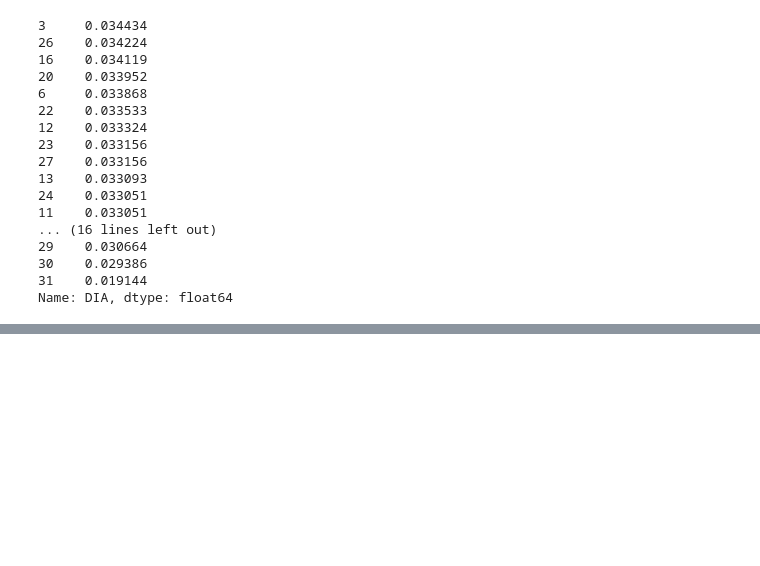
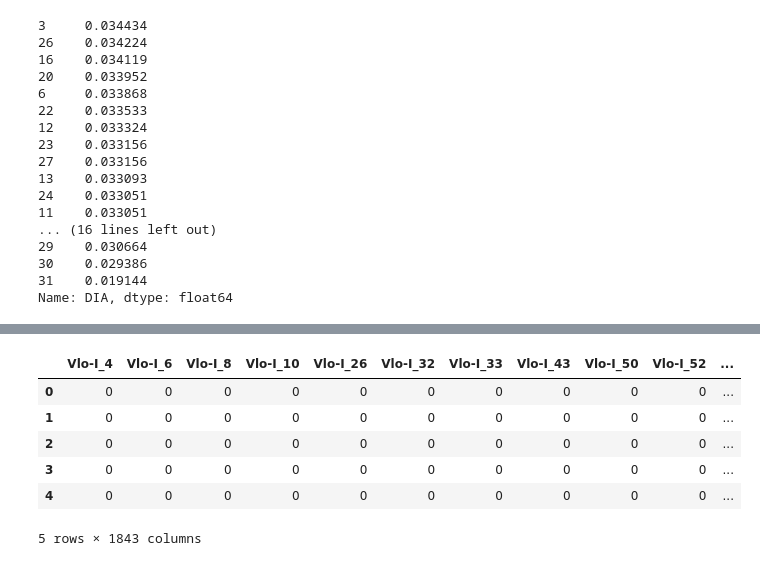
Before and after one commit to franejara/challenge-data-scientist, a Jupyter notebook: solution.ipynb, the cells around one changed output, grey strips where cells are left out. Saved outputs shown, nothing was run; the diff lists cells and outputs as text; code cells hidden in the pictures; blank space fills up the shorter version.

Commit message:
Encode dummy variables

```diff
--- a/solution.ipynb
+++ b/solution.ipynb
@@ -977,4 +977,4 @@ operation_year column is exactly the same as AÑO column, so I will keep the lat
 # %%
-#Dropping Fecha-I, Fecha-O, scheduled_year, and operation_year columns:
-X_train_df.drop(columns=['Fecha-I', 'Fecha-O', 'scheduled_year', 'operation_year'], inplace=True)
+#Dropping Fecha-I, Fecha-O, OPERA, scheduled_year, operation_year, operation_month, and operation_day columns:
+X_train_df.drop(columns=['Fecha-I', 'Fecha-O', 'OPERA', 'scheduled_year', 'operation_year', 'operation_month', 'operation_day'], inplace=True)
 # %%
@@ -990,2 +1000,4 @@ X_train_df.head()
 # %%
-#Now I need to check the data type of all these columns and transform everything into int64:
+#Transforming high_season, min_diff into int64
+
+X_train_df[['high_season', 'min_diff']] = df[['high_season', 'min_diff']].astype('int64')
@@ -991,0 +1025,11 @@ X_train_df.head()
+# %%
+#Scaling minutes and secs?
+
+#Encoding dummy variables:
+#First, I'll create a subset with the categorical columns and encode them as dummy variables,
+#Second, I will concatenate the new dummy columns,
+#Third, dropping the original categorical columns.
+
+
+cat_cols = X_train_df[['Vlo-I', 'Des-I', 'Emp-I', 'Vlo-O', 'Des-O', 'Emp-O', 'DIA', 'MES', 'AÑO', 'DIANOM', 'TIPOVUELO', 'SIGLADES', 'period_day']]
+cat_cols.info()
@@ -991,0 +1057,12 @@ X_train_df.head()
+# %%
+dummies = pd.get_dummies(cat_cols)
+# %%
+dummies.head()
+# %% [output]
+|  | Vlo-I_4 | Vlo-I_6 | Vlo-I_8 | Vlo-I_10 | Vlo-I_26 | Vlo-I_32 | Vlo-I_33 | Vlo-I_43 | Vlo-I_50 | Vlo-I_52 | ... |
+| 0 | 0 | 0 | 0 | 0 | 0 | 0 | 0 | 0 | 0 | 0 | ... |
+| 1 | 0 | 0 | 0 | 0 | 0 | 0 | 0 | 0 | 0 | 0 | ... |
+| 2 | 0 | 0 | 0 | 0 | 0 | 0 | 0 | 0 | 0 | 0 | ... |
+| 3 | 0 | 0 | 0 | 0 | 0 | 0 | 0 | 0 | 0 | 0 | ... |
+| 4 | 0 | 0 | 0 | 0 | 0 | 0 | 0 | 0 | 0 | 0 | ... |
+5 rows × 1843 columns
```
Also changed, not shown: parts of 37 cells of this notebook.
